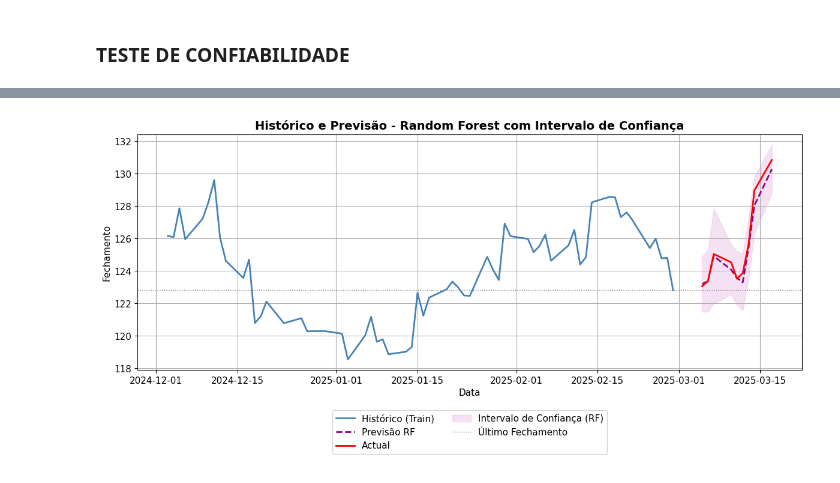
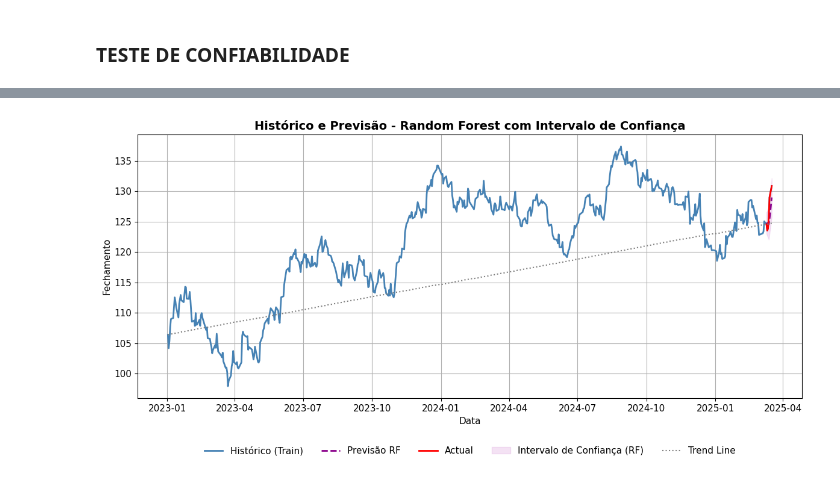
Before and after one commit to luishrufino/previsao_ibovespa, a Jupyter notebook: Machine Code.ipynb, the cells around one changed output, grey strips where cells are left out. Cells and saved outputs as stored; diff of their text form; code cells hidden in the pictures.

Commit message:
Up no trend line + Plot

```diff
--- a/Machine Code.ipynb
+++ b/Machine Code.ipynb
@@ -85,7 +85,7 @@ for key, value in result[4].items():
   print(f"\t{key}: {value}")
 # %%
 # Define training and test sets
-train_end = '2025-03-01'
+train_end = '2025-03-10'
 df_train = historic_df.loc[:train_end]
 df_test = historic_df.loc[train_end:]
 # %% [markdown]
@@ -156,10 +156,6 @@ predictors = [
     'ema_std_{n_lags}'.format(n_lags=n_lags),
     'fourier_sin',
     'fourier_cos',
-    'Máxima',
-    'Mínima',
-    'Vol (M)',
-    'Var%'
 ]
 # %%
 df_train = historic_df.loc[:train_end]
@@ -408,35 +399,45 @@ rf_intervalo
+# %%
+import matplotlib.pyplot as plt
+
+historic_filter = historic_df.copy()#.tail(90)
+
+delta_date = historic_filter[:train_end]['Último'].iloc[-1] - historic_filter['Último'].iloc[0]
+line_trend = delta_date/(len(historic_filter[:train_end])-1)
+
+
+
+historic_filter['Trend'] = (line_trend * range(len(historic_filter))) + historic_filter['Último'].iloc[0]
 # %%
-import matplotlib.pyplot as plt
 
-df_train_final = df_train.tail(60)
 
 fig, ax = plt.subplots(figsize=(12,6))
 
 # Plot histórico
-ax.plot(df_train_final.index, df_train_final['Último'], label='Histórico (Train)', color='steelblue', linewidth=2)
+ax.plot(historic_filter.index, historic_filter['Último'], label='Histórico (Train)', color='steelblue', linewidth=2)
 
 # Plot Previsão Random Forest
 ax.plot(rf_intervalo.index, rf_intervalo['pred'], label='Previsão RF', color='darkmagenta', linestyle='--', linewidth=2)
 ax.plot(df_test.index, df_test['Último'], label='Actual', color='red', linestyle='-', linewidth=2)
 
 # Plot faixa de intervalo de confiança (shaded area)
 ax.fill_between(rf_intervalo.index,
                 rf_intervalo['lower'],
                 rf_intervalo['upper'],
                 color='plum', alpha=0.3, label='Intervalo de Confiança (RF)')
 
 # Linha de referência (último valor do histórico)
-ax.axhline(y=df_train_final['Último'].iloc[-1], color='gray', linestyle=':', linewidth=1, label='Último Fechamento')
+ax.plot(historic_filter.index, historic_filter['Trend'], color='gray', linestyle=':', linewidth=1.5, label='Trend Line')
+
 
 # Eixos
 ax.set_title('Histórico e Previsão - Random Forest com Intervalo de Confiança', fontsize=14, fontweight='bold')
 ax.set_ylabel('Fechamento')
 ax.set_xlabel('Data')
 
 # Estética
-ax.legend(loc='upper center', bbox_to_anchor=(0.5, -0.15), ncol=2, frameon=True)
+ax.legend(loc='upper center', bbox_to_anchor=(0.5, -0.15), ncol=5, frameon=False)
 ax.grid(True)
 plt.tight_layout()
 plt.show()
 # %% [output]
-[figure, old version]
+[figure, new version]
```
Also changed, not shown: parts of 2 cells of this notebook.
